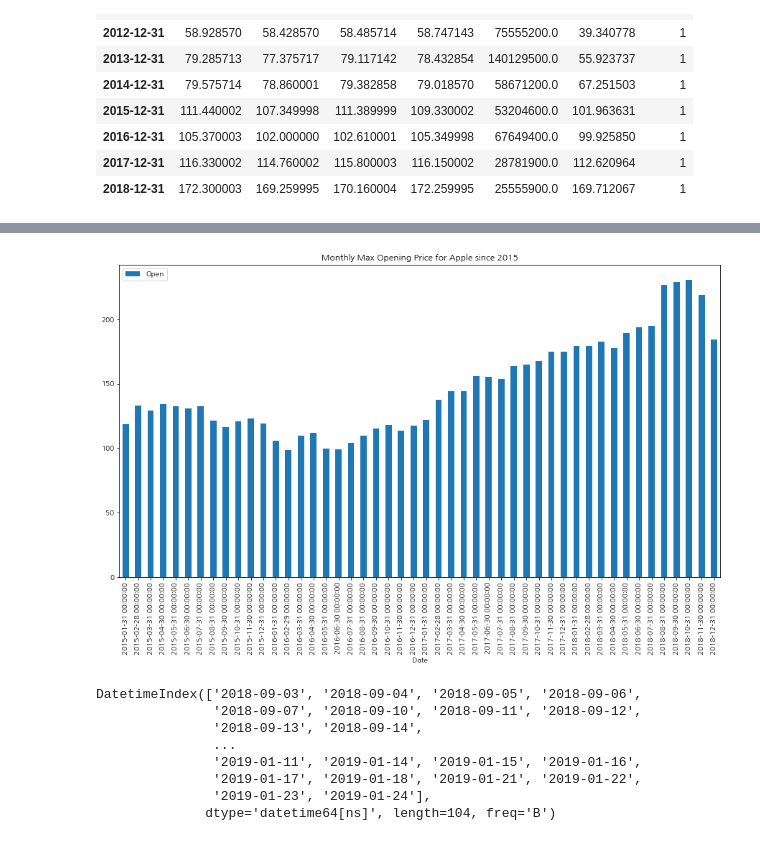
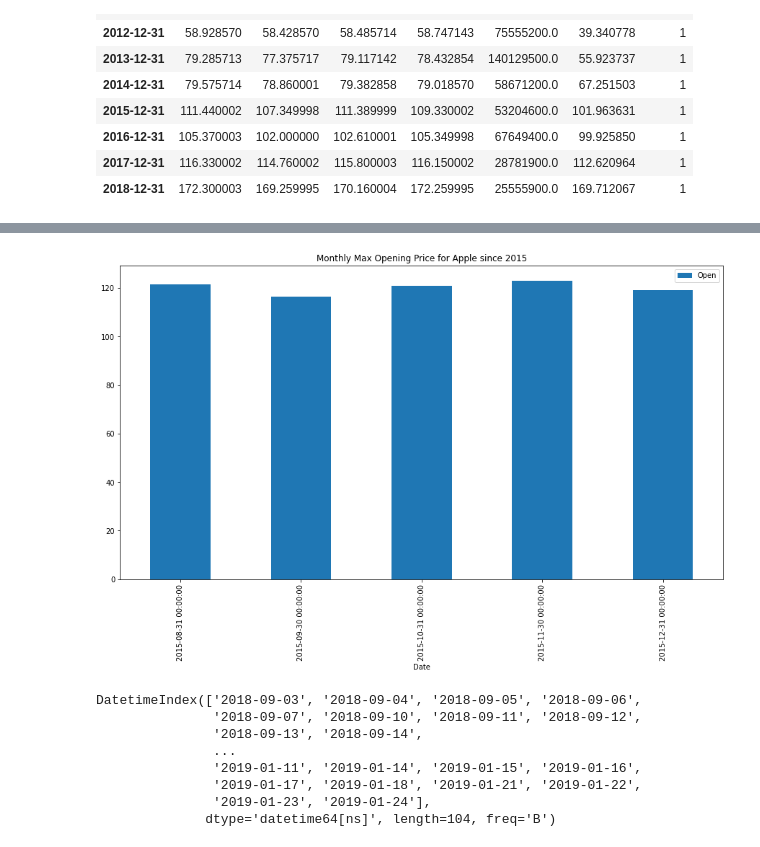
Before and after one commit to EdgeOfNetwork/ML_1.0.1, a Jupyter notebook: tsa-tutorial/02. Time Resampling.ipynb, the cells around one changed output, grey strips where cells are left out. Cells and saved outputs as stored; diff of their text form; code cells hidden in the pictures.

```diff
--- a/tsa-tutorial/02. Time Resampling.ipynb
+++ b/tsa-tutorial/02. Time Resampling.ipynb
@@ -330,8 +325,8 @@ plt.title('Yearly Mean Close Price for Apple');
 # %%
-df[['Open']]['2015':].resample('M').max().plot(kind='bar', figsize=(15,8))
+df[['Open']]['2015-8':'2015-12'].resample('M').max().plot(kind='bar', figsize=(15,8))
 plt.title('Monthly Max Opening Price for Apple since 2015');
 # %% [output]
-[figure, old version]
+[figure, new version]
 # %%
 from datetime import datetime
 # %%
```
Also changed, not shown: parts of 8 cells of this notebook.
